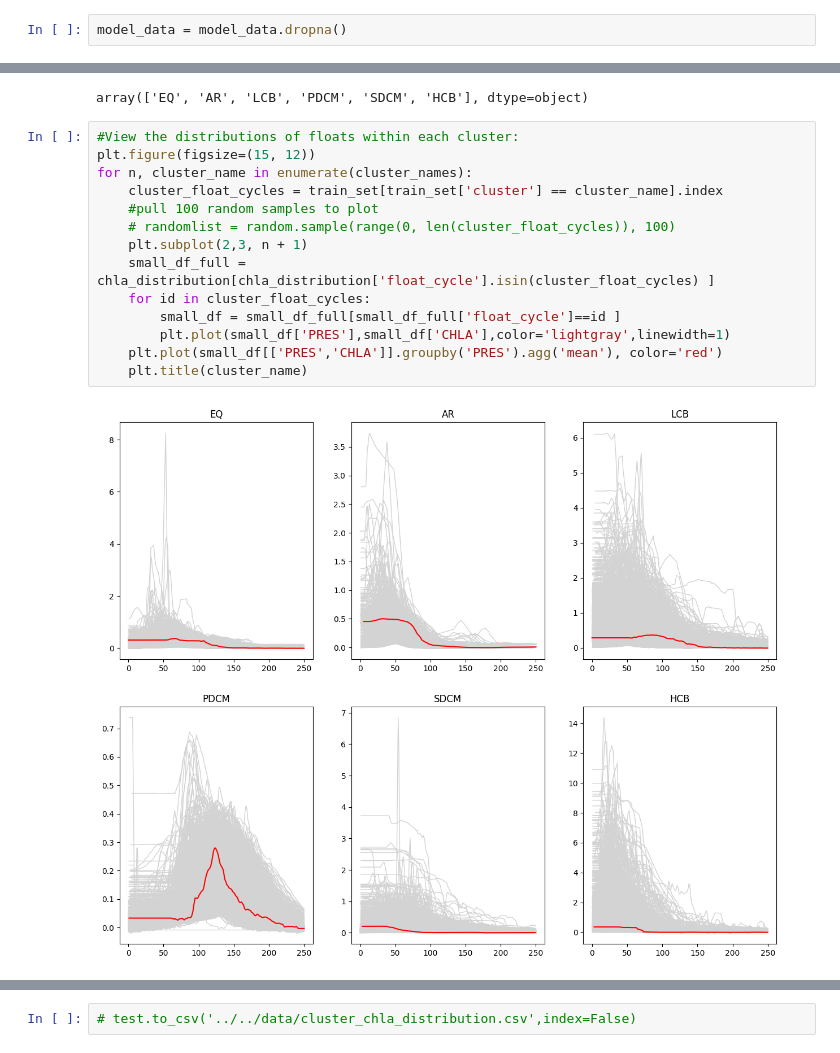
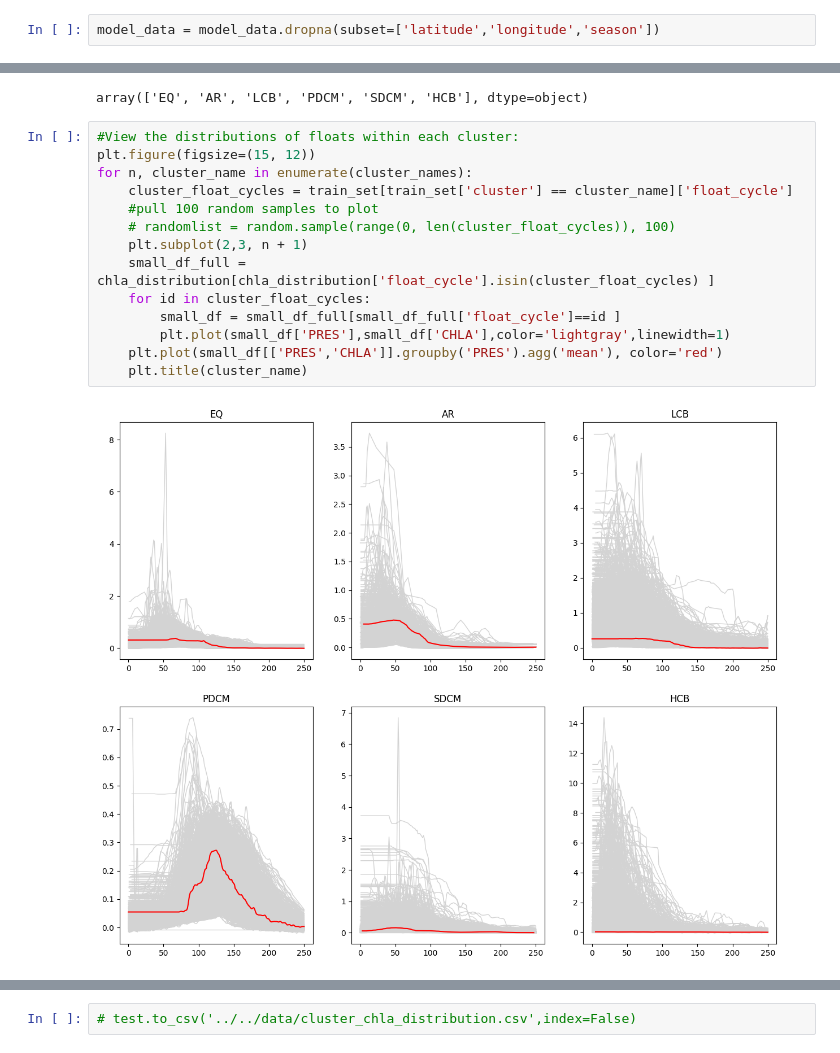
Before and after one commit to gnyirjesy/ocean-depth-characterization, a Jupyter notebook: preliminary_models/cluster_classification_gn.ipynb, the cells around one changed output, grey strips where cells are left out. Cells and saved outputs as stored; diff of their text form.

```diff
--- a/preliminary_models/cluster_classification_gn.ipynb
+++ b/preliminary_models/cluster_classification_gn.ipynb
@@ -168,7 +168,7 @@ len(model_data) - len(test_model_data)
 # %% [output]
 6081
 # %%
-model_data = model_data.dropna()
+model_data = model_data.dropna(subset=['latitude','longitude','season'])
 # %%
 #Sample 1 observation for each season/lat/lon for the test set
 test_set = model_data.groupby(['lon_bin','lat_bin','season']).apply(lambda x: x.sample(1)).reset_index(drop=True)
@@ -217,19 +217,19 @@ array(['EQ', 'AR', 'LCB', 'PDCM', 'SDCM', 'HCB'], dtype=object)
 # %%
 #View the distributions of floats within each cluster:
 plt.figure(figsize=(15, 12))
 for n, cluster_name in enumerate(cluster_names):
-    cluster_float_cycles = train_set[train_set['cluster'] == cluster_name].index
+    cluster_float_cycles = train_set[train_set['cluster'] == cluster_name]['float_cycle']
     #pull 100 random samples to plot
     # randomlist = random.sample(range(0, len(cluster_float_cycles)), 100)
     plt.subplot(2,3, n + 1)
     small_df_full = chla_distribution[chla_distribution['float_cycle'].isin(cluster_float_cycles) ]
     for id in cluster_float_cycles:
         small_df = small_df_full[small_df_full['float_cycle']==id ]
         plt.plot(small_df['PRES'],small_df['CHLA'],color='lightgray',linewidth=1)
     plt.plot(small_df[['PRES','CHLA']].groupby('PRES').agg('mean'), color='red')
     plt.title(cluster_name)
 # %% [output]
-[figure, old version]
+[figure, new version]
 # %%
 cluster_assignments = model_data[['cluster','float_cycle']]
 #train_set[['cluster']].reset_index()
```
Also changed, not shown: parts of 17 cells of this notebook.
